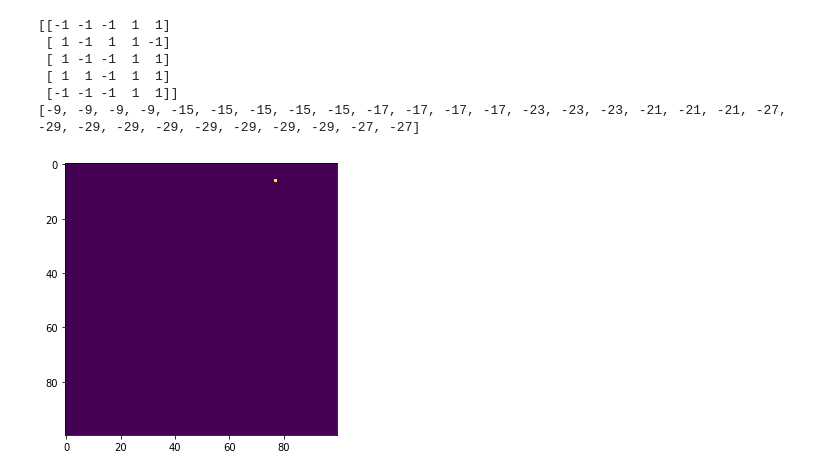
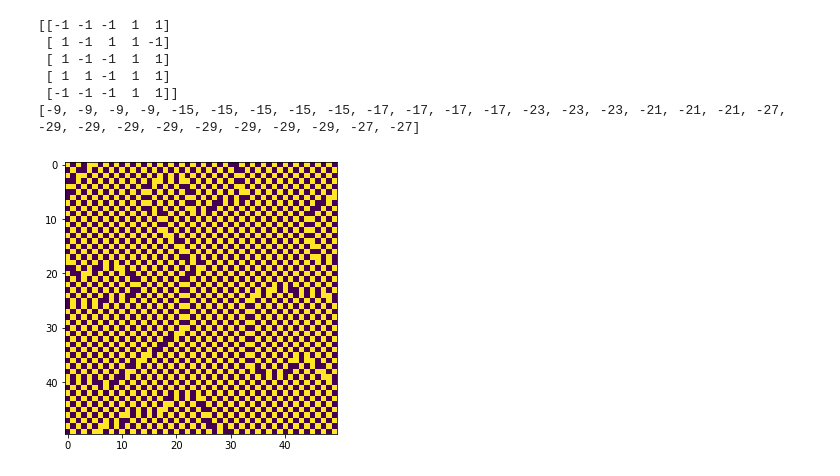
Before and after one commit to eleonoragatti44/IsingModel-CSProject, a Jupyter notebook: Ising2D.ipynb, the cells around one changed output. Drawn from its saved outputs; the diff is of its cells as text; code cells hidden in the pictures.

```diff
--- a/Ising2D.ipynb
+++ b/Ising2D.ipynb
@@ -96,27 +96,27 @@ print(ising.ham)
 # %%
 from IPython import display
 
 T_c = 2/np.log(1+np.sqrt(2))
-T = 4
+T = 0.01
 
 # create initial random configuration
-ising = lattice2d(100, 100, T, 100, 1)
+ising = lattice2d(50, 50, T, 0, -1)
 
 # set up figure, plot first frame
 fig, ax = plt.subplots(1, 1, figsize=(6,5))
 # draw the initial configuration,
 # naming the plot "im".
 im = ax.imshow(ising.matrix)
 
 for t in range(10000):
     # update the system
     ising.metropolis(10)
     # replot every 1000 MC updates
     if t%100==0:
         # update the data of the plot (not the whole figure!)
         im.set_data(ising.matrix)
         # rerender
         display.display(plt.gcf())
         display.clear_output(wait=True)
 # %% [output]
-[figure, old version]
+[figure, new version]
```
Also changed, not shown: 1 other file.
